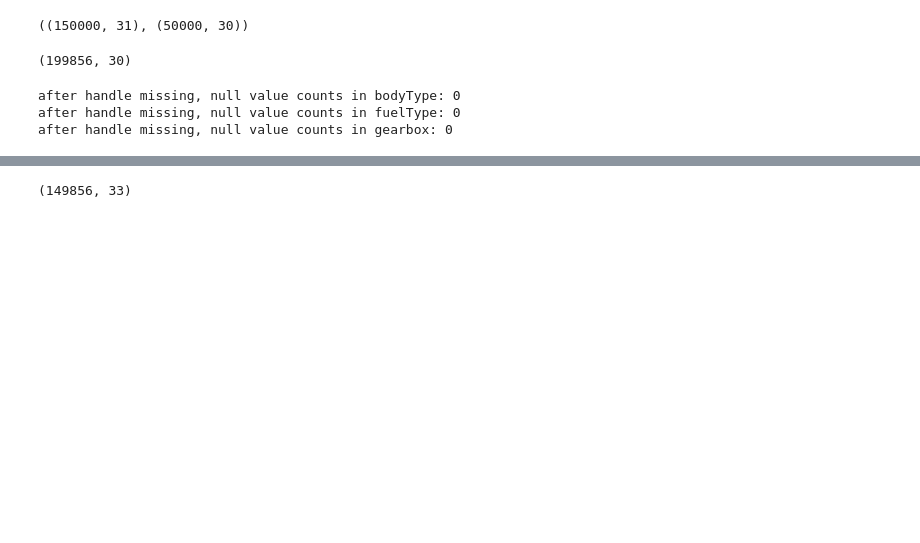
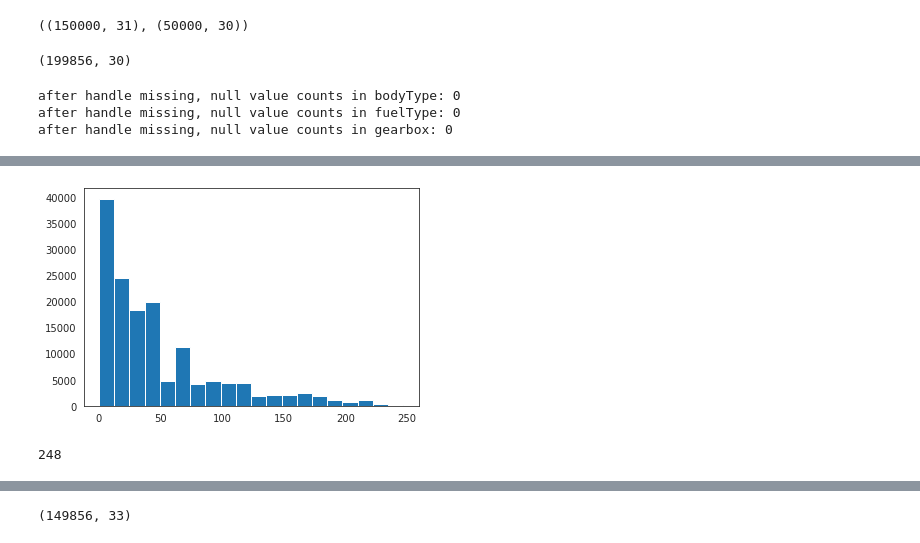
Before and after one commit to MHX1203/DataWhale-DataMining, a Jupyter notebook: Model_Construction.ipynb, the cells around one changed output, grey strips where cells are left out. Saved outputs shown, nothing was run; the diff lists cells and outputs as text; code cells hidden in the pictures; blank space fills up the shorter version.

```diff
--- a/Model_Construction.ipynb
+++ b/Model_Construction.ipynb
@@ -112,0 +114,10 @@ for col in skew_idx:
+# %%
+
+plt.hist(train_data['model'], bins=20)
+plt.show()
+# %% [output]
+[figure, added]
+# %%
+len(np.unique(train_data['model']))
+# %% [output]
+248
```
Also changed, not shown: parts of 16 cells of this notebook.
